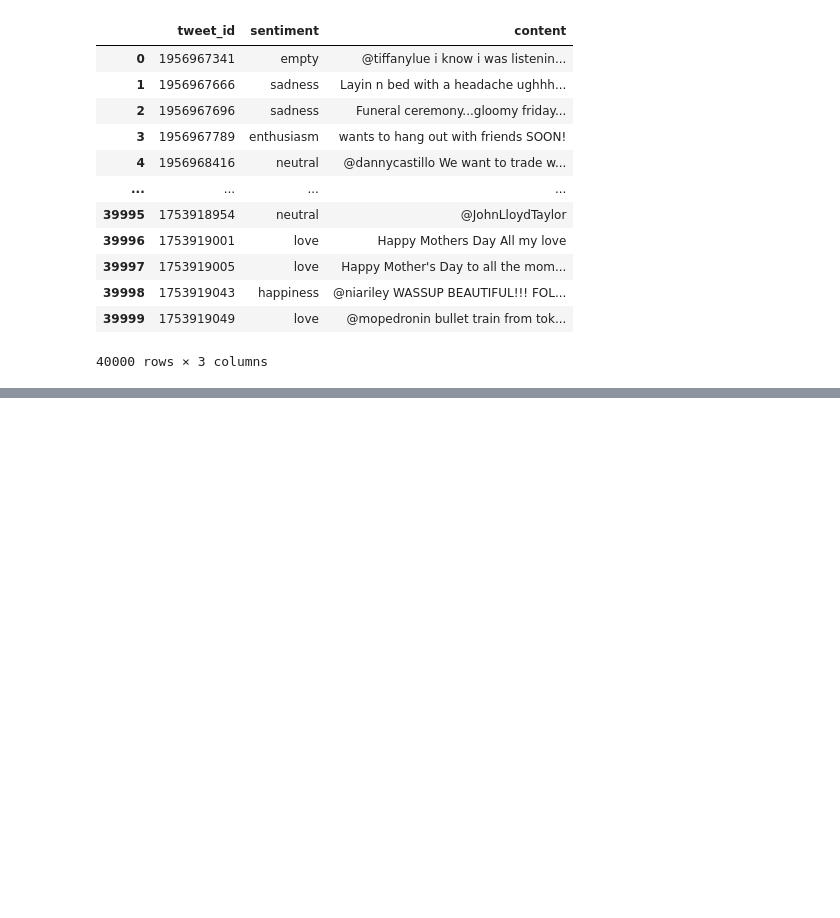
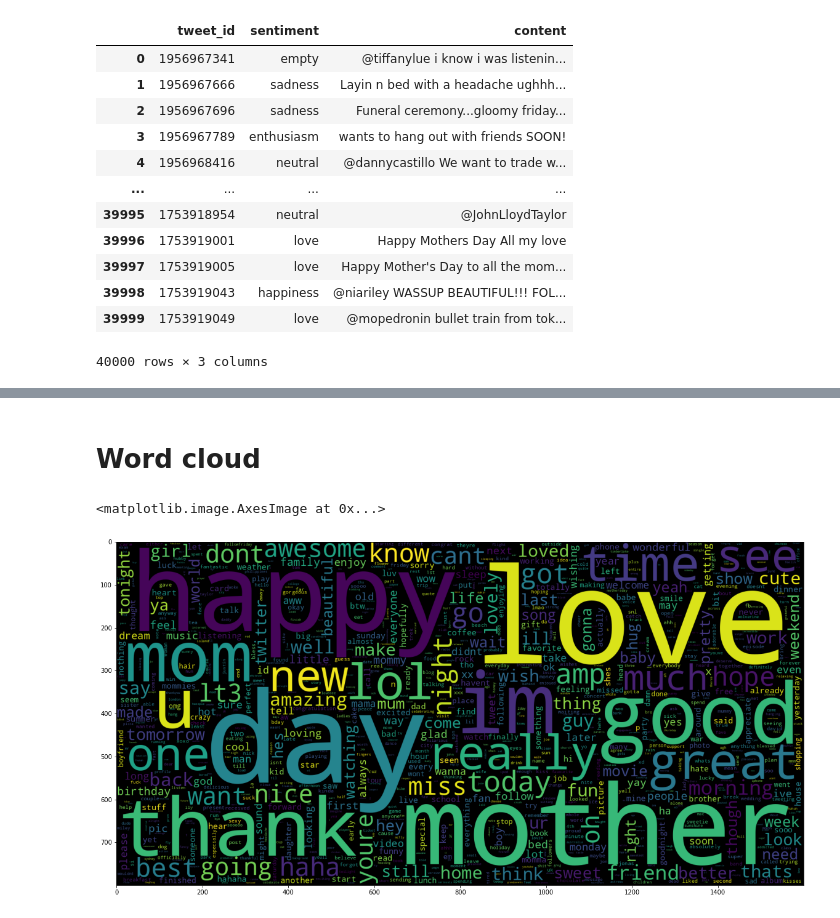
Before and after one commit to Sarahhabbi/EmotionAnalysis, a Jupyter notebook: notebook.ipynb, the cells around one changed output, grey strips where cells are left out. Drawn from its saved outputs; the diff is of its cells as text; code cells hidden in the pictures; blank space fills up the shorter version.

```diff
--- a/notebook.ipynb
+++ b/notebook.ipynb
@@ -76,0 +95,7 @@ Name: content, Length: 40000, dtype: object
+# %%
+def cleaning_punctuations(text):
+    translator = str.maketrans('', '', punctuations_list)
+    return text.translate(translator)
+
+def cleaning_stopwords(text):
+    return " ".join([word for word in str(text).split() if word not in STOPWORDS])
@@ -76,0 +123,19 @@ Name: content, Length: 40000, dtype: object
+# %%
+# replace sentiment with numbers
+sentiment_to_number = {
+    'empty': 0,
+    'sadness': 1 ,
+    'enthusiasm' : 2,
+    'neutral' : 3,
+    'worry' : 4,
+    'surprise' : 5,
+    'love' : 6,
+    'fun' : 7,
+    'hate' : 8,
+    'happiness' : 9,
+    'boredom' : 10,
+    'relief' : 11,
+    'anger' : 12
+}
+
+data_preprocessed['sentiment'] = data_preprocessed['sentiment'].replace(to_replace = sentiment_to_number)
@@ -77,3 +248,24 @@ Name: content, Length: 40000, dtype: object
+# %% [markdown]
+# Word cloud
+# %%
+data_test = data_preprocessed['content'][:40000]
+df_sadness = data_preprocessed[data_preprocessed['sentiment'] == "sadness"]
+df_hate = data_preprocessed[data_preprocessed['sentiment']=='hate']
+df_worry = data_preprocessed[data_preprocessed['sentiment']=='worry']
+df_love = data_preprocessed[data_preprocessed['sentiment']=='love']
+data_sadness = df_sadness['content'][:10000]
+data_hate = df_hate['content'][:10000]
+data_worry = df_worry['content'][:10000]
+data_love = df_love['content'][:10000]
+
+
+plt.figure(figsize = (20,20))
+wc = WordCloud(max_words = 1000 , width = 1600 , height = 800,
+                collocations=False).generate(" ".join(data_love))
+plt.imshow(wc)
+# %% [output]
+<matplotlib.image.AxesImage at 0x...>
+[figure, added]
 # %% [markdown]
 <a style='text-decoration:none;line-height:16px;display:flex;color:#5B5B62;padding:10px;justify-content:end;' href='https://deepnote.com?utm_source=created-in-deepnote-cell&projectId=e9a271ec-2e6a-48cd-95e1-869b203be896' target="_blank">
 <img alt='Created in deepnote.com' style='display:inline;max-height:16px;margin:0px;margin-right:7.5px;' src='embedded-picture-1' > </img>
```
Also changed, not shown: parts of 36 cells of this notebook.
